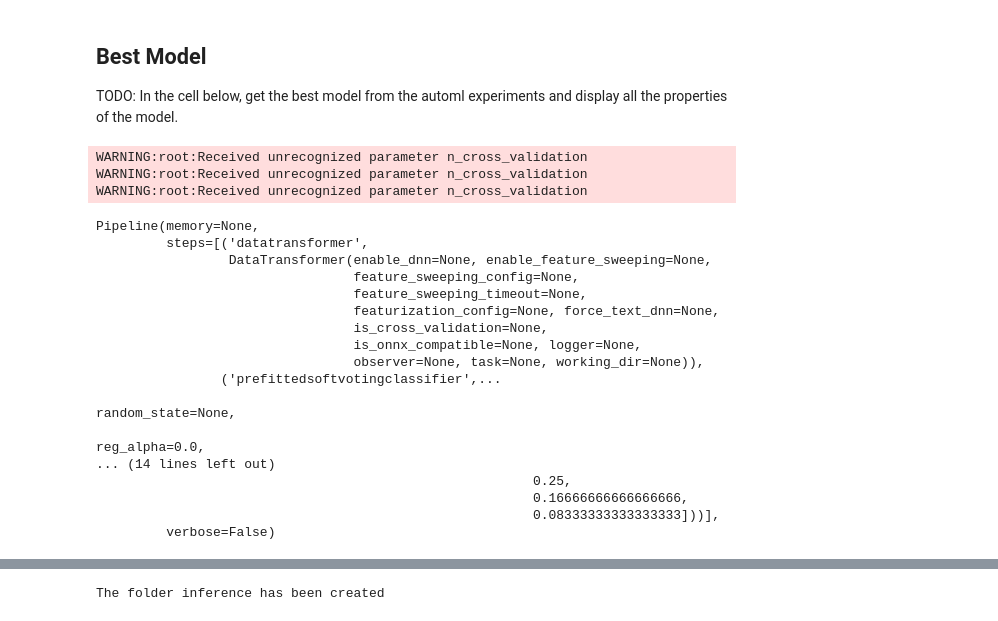
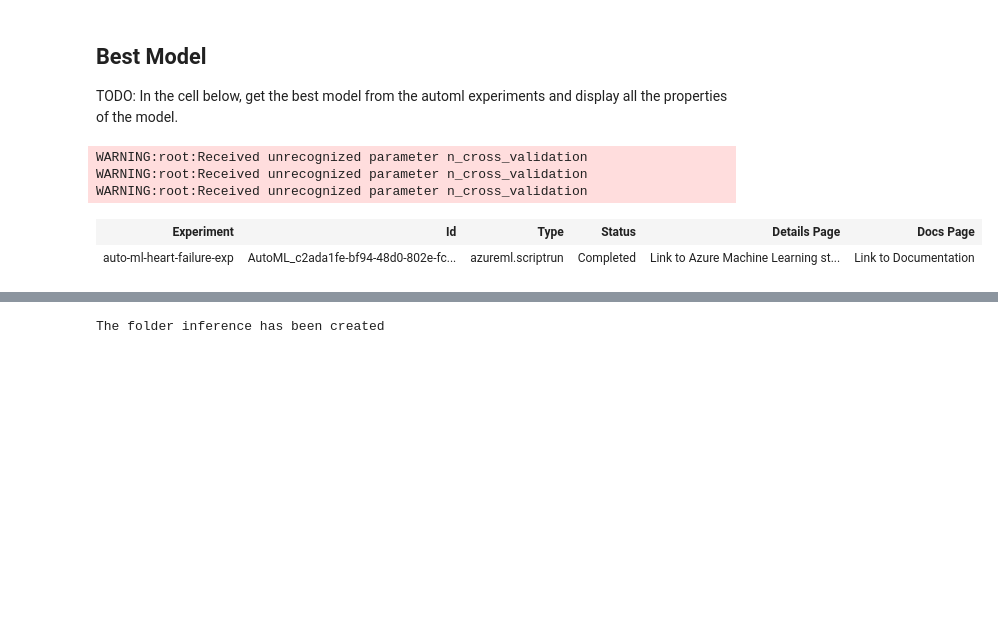
Before and after one commit to donjude/azureml-engineer-capstone, a Jupyter notebook: automl.ipynb, the cells around one changed output, grey strips where cells are left out. Drawn from its saved outputs; the diff is of its cells as text; code cells hidden in the pictures; blank space fills up the shorter version.

```diff
--- a/automl.ipynb
+++ b/automl.ipynb
@@ -219,27 +219,11 @@ TODO: In the cell below, get the best model from the automl experiments and disp
 # %%
 # get the best model
 best_run, fitted_model = remote_run.get_output()
 
-# display the properties of the model
-fitted_model
+best_run
 # %% [output]
 WARNING:root:Received unrecognized parameter n_cross_validation
 WARNING:root:Received unrecognized parameter n_cross_validation
 WARNING:root:Received unrecognized parameter n_cross_validation
-Pipeline(memory=None,
-         steps=[('datatransformer',
-                 DataTransformer(enable_dnn=None, enable_feature_sweeping=None,
-                                 feature_sweeping_config=None,
-                                 feature_sweeping_timeout=None,
-                                 featurization_config=None, force_text_dnn=None,
-                                 is_cross_validation=None,
-                                 is_onnx_compatible=None, logger=None,
-                                 observer=None, task=None, working_dir=None)),
-                ('prefittedsoftvotingclassifier',...
-                                                                                                random_state=None,
-                                                                                                reg_alpha=0.0,
-... (14 lines left out)
-                                                        0.25,
-                                                        0.16666666666666666,
-                                                        0.08333333333333333]))],
-         verbose=False)
+| Experiment | Id | Type | Status | Details Page | Docs Page |
+| auto-ml-heart-failure-exp | AutoML_c2ada1fe-bf94-48d0-802e-fc... | azureml.scriptrun | Completed | Link to Azure Machine Learning st... | Link to Documentation |
```
Also changed, not shown: parts of 4 cells of this notebook.
